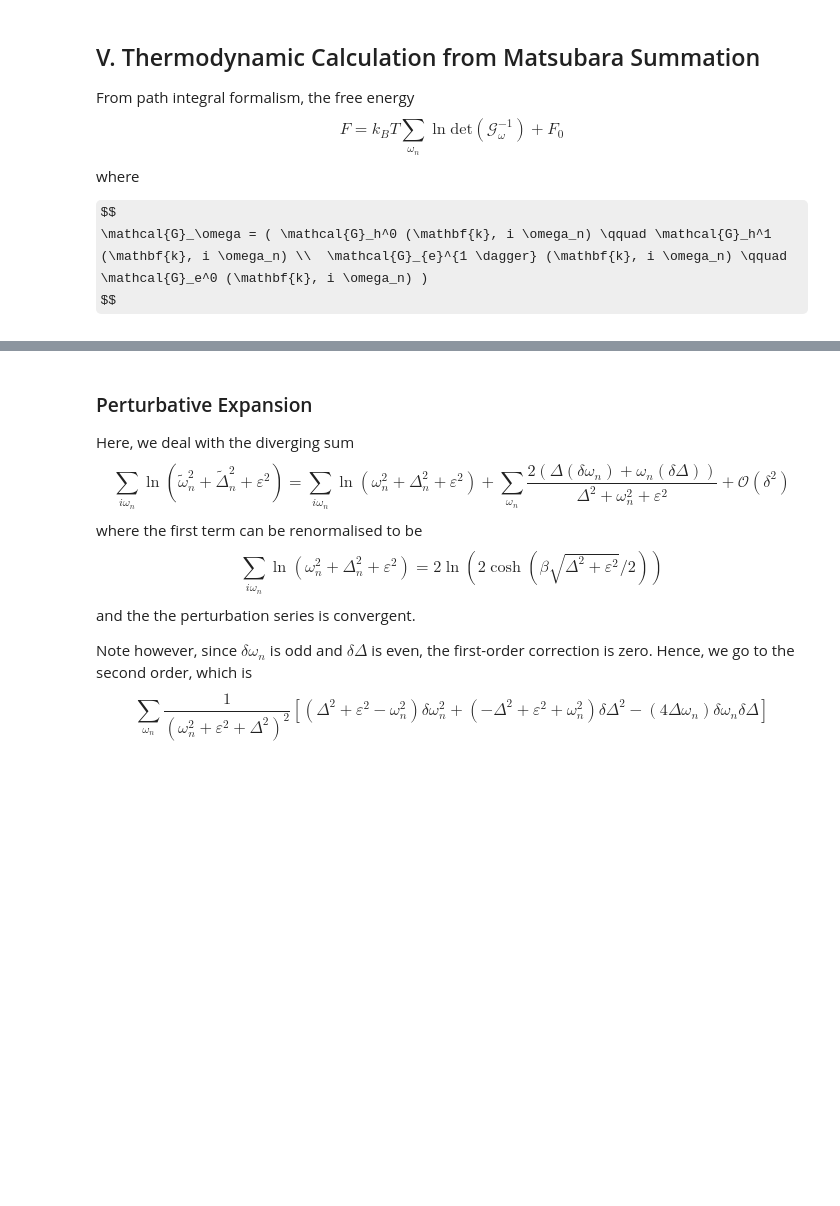
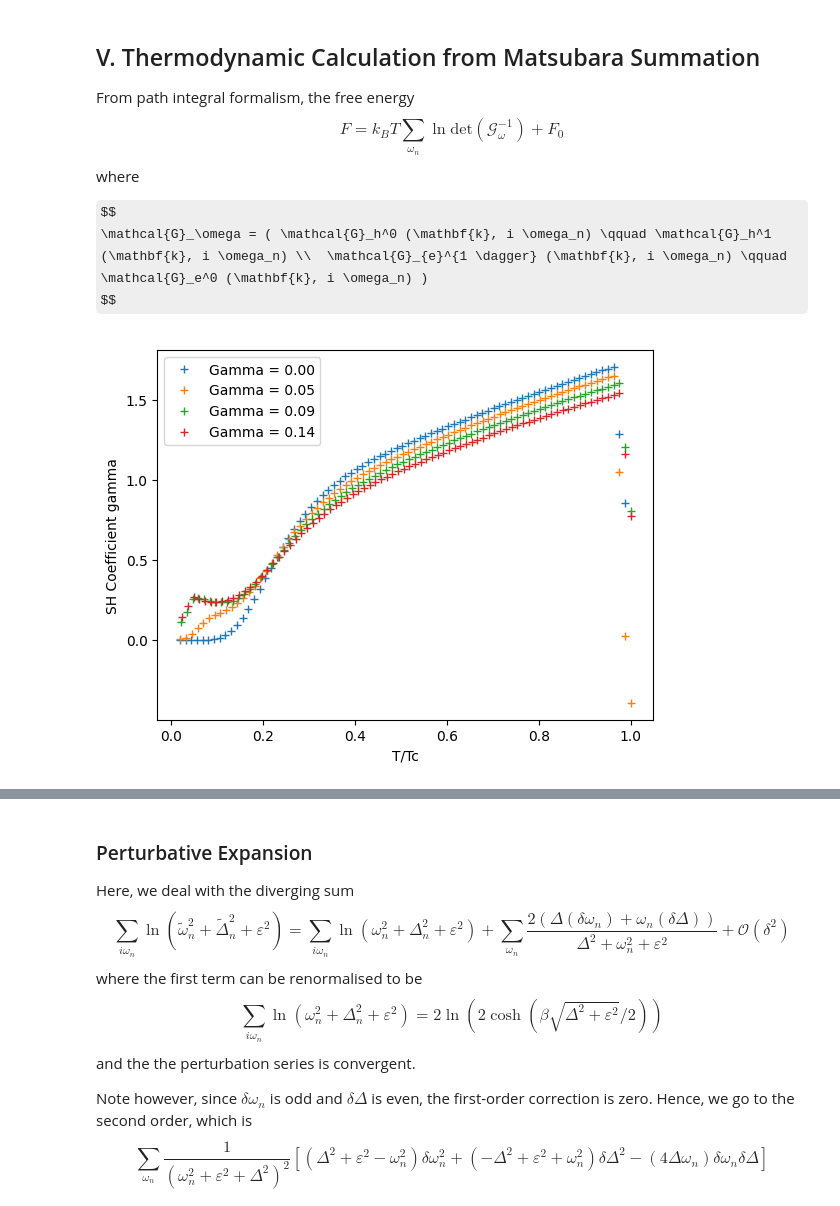
Before and after one commit to yulu-duck/two-band-superconductor, a Jupyter notebook: test.ipynb, the cells around one changed output, grey strips where cells are left out. Cells and saved outputs as stored; diff of their text form; code cells hidden in the pictures; some formulas as TeX source; blank space fills up the shorter version.

```diff
--- a/test.ipynb
+++ b/test.ipynb
@@ -517,0 +628,43 @@ def tildedLog_FPade(epsilon, T,weights,omega, Delta, delta_omega, delta_Delta):
+# %%
+# load data
+loc = r'Gaps_Long_0911\gaps_short_zoomed_in.txt'
+gamma_values, t_over_tc_values, delta_h_values, delta_e_values, tildes_total_3d, mask_list = load_gap_results(loc)
+# %%
+gamma_index_list = [0,2, 4, 6]
+gamma_list = []
+F_arr_list = []
+Tc_list = []
+t_over_tc_list = []
+for i in range(len(gamma_index_list)):
+    gamma_index = gamma_index_list[i]
+    mask = mask_list[gamma_index]
+    gamma = gamma_values[mask][gamma_index]
+    t_over_tc = t_over_tc_values[mask]
+    Delta_e = delta_h_values[mask] # so that Delta_h is strictly positive (this was swapped in this calculation)
+    Delta_h = delta_e_values[mask]
+    tildes_total = [tildes for tildes, include in zip(tildes_total_3d, mask) if include]
+
+    Tc_imp_arr = np.loadtxt('Tc.txt')
+    tc = closest_values(Tc_imp_arr[0], Tc_imp_arr[1],gamma)[0]
+
+    F_arr = np.zeros(len(t_over_tc))
+    for j in range(len(t_over_tc)):
+        F_arr[j] = free_energy_perturbation_FPade(t_over_tc[j]*tc,Delta_h[j],Delta_e[j],tildes_total[j])
+    gamma_list.append(gamma)
+    t_over_tc_list.append(t_over_tc)
+    F_arr_list.append(F_arr)
+    Tc_list.append(tc)
+# %%
+for i in range(len(gamma_index_list)):
+    t_over_tc = t_over_tc_list[i]
+    tc = Tc_list[i]
+    F_arr = F_arr_list[i]
+    gamma =  gamma_list[i]
+    plt.plot(t_over_tc, heat_capacity_F(F_arr,t_over_tc * tc) / (t_over_tc * tc) / (0.012 * 4.4) ,'+', label = f'Gamma = {gamma:.2f}')
+# plt.plot(T_arr / tc, 4.4*entropy_F(F_arr_normal, T_arr), '-')
+plt.xlabel('T/Tc')
+plt.ylabel('SH Coefficient gamma')
+plt.legend(loc= 'best')
+plt.show()
+# %% [output]
+[figure, added]
```
Also changed, not shown: parts of 12 cells of this notebook, 20 other files.
